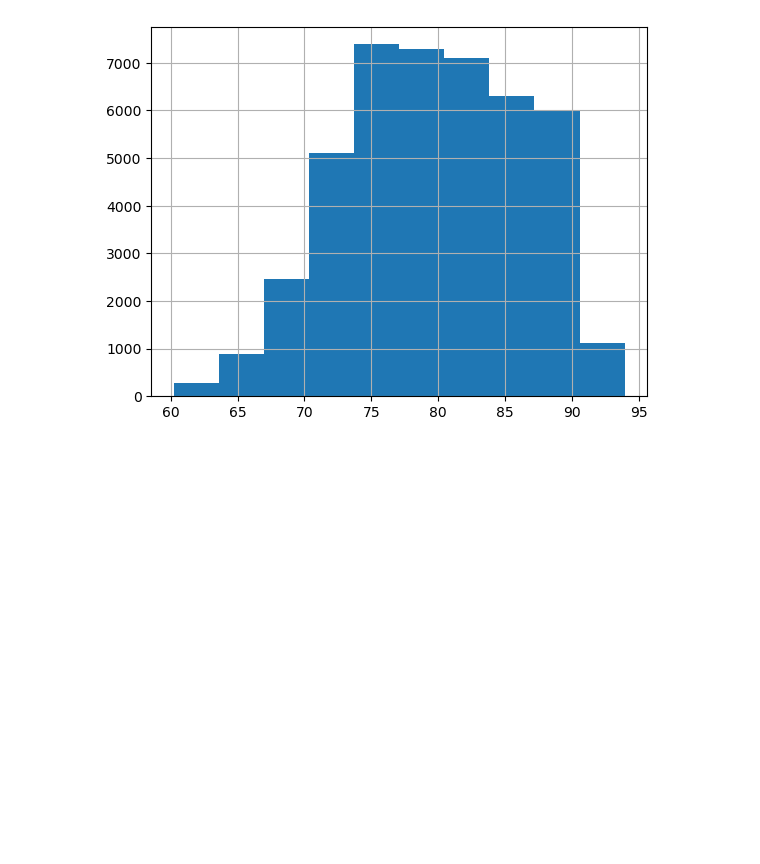
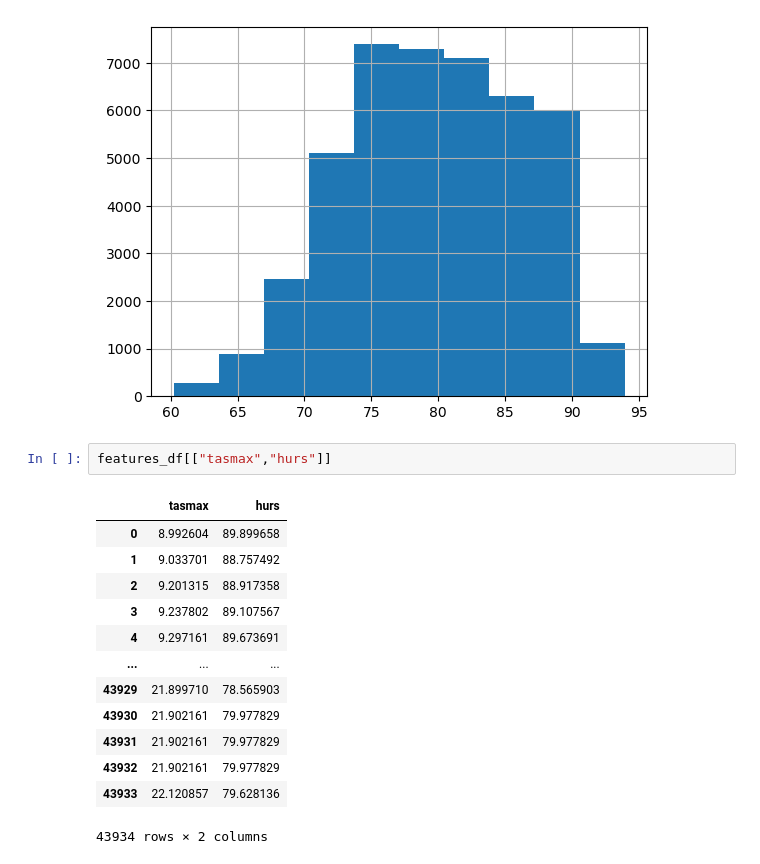
Before and after one commit to ClimatologyProjectProfile/crimetology, a Jupyter notebook: 3_logistic_regression/logistic_regression.ipynb, the cells around one changed output. Drawn from its saved outputs; the diff is of its cells as text; blank space fills up the shorter version.

```diff
--- a/3_logistic_regression/logistic_regression.ipynb
+++ b/3_logistic_regression/logistic_regression.ipynb
@@ -169,3 +201,19 @@ features_df["hurs"].hist()
 # %% [output]
 <Axes: >
 [figure]
+# %%
+features_df[["tasmax","hurs"]]
+# %% [output]
+|  | tasmax | hurs |
+| 0 | 8.992604 | 89.899658 |
+| 1 | 9.033701 | 88.757492 |
+| 2 | 9.201315 | 88.917358 |
+| 3 | 9.237802 | 89.107567 |
+| 4 | 9.297161 | 89.673691 |
+| ... | ... | ... |
+| 43929 | 21.899710 | 78.565903 |
+| 43930 | 21.902161 | 79.977829 |
+| 43931 | 21.902161 | 79.977829 |
+| 43932 | 21.902161 | 79.977829 |
+| 43933 | 22.120857 | 79.628136 |
+43934 rows × 2 columns
```
Also changed, not shown: parts of 32 cells of this notebook.
